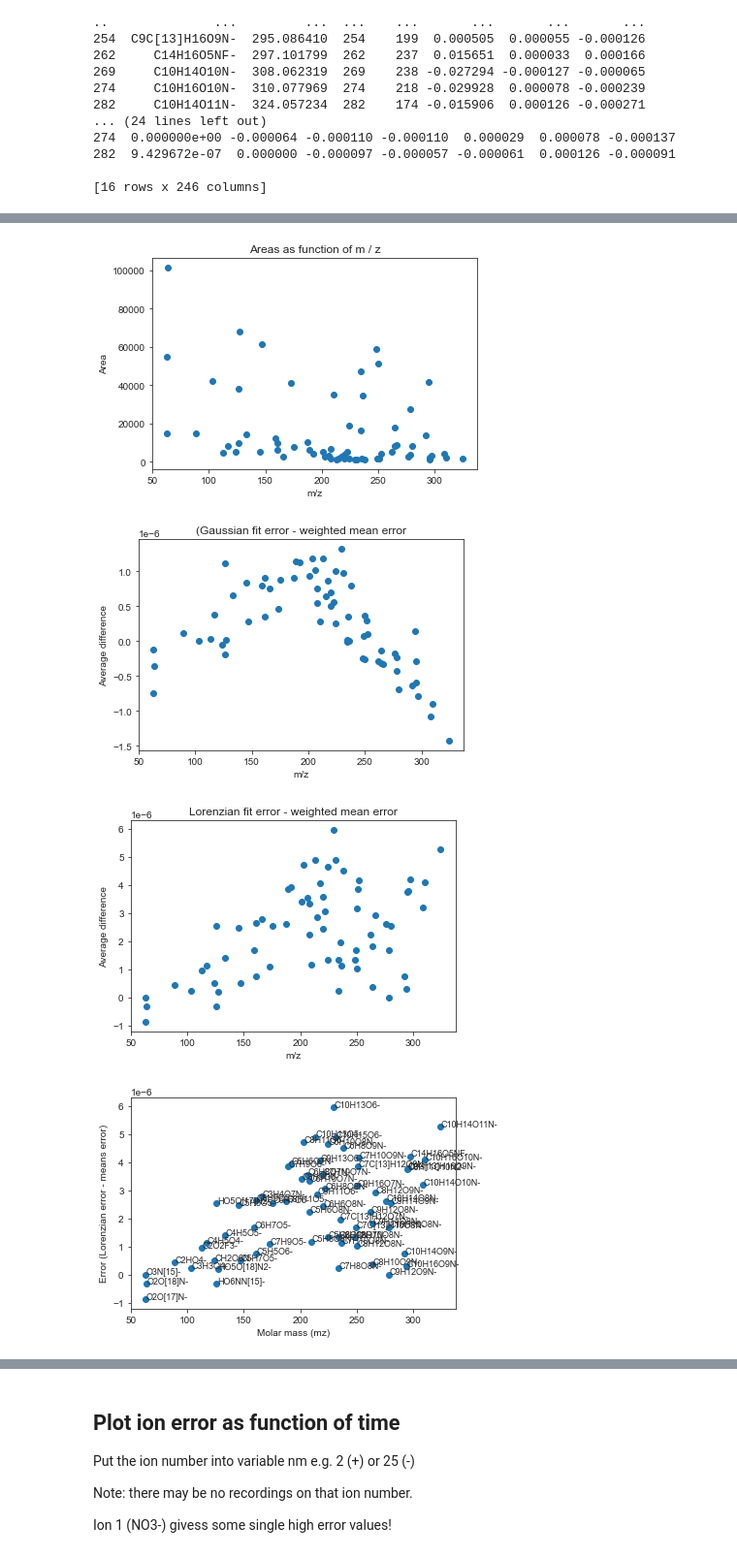
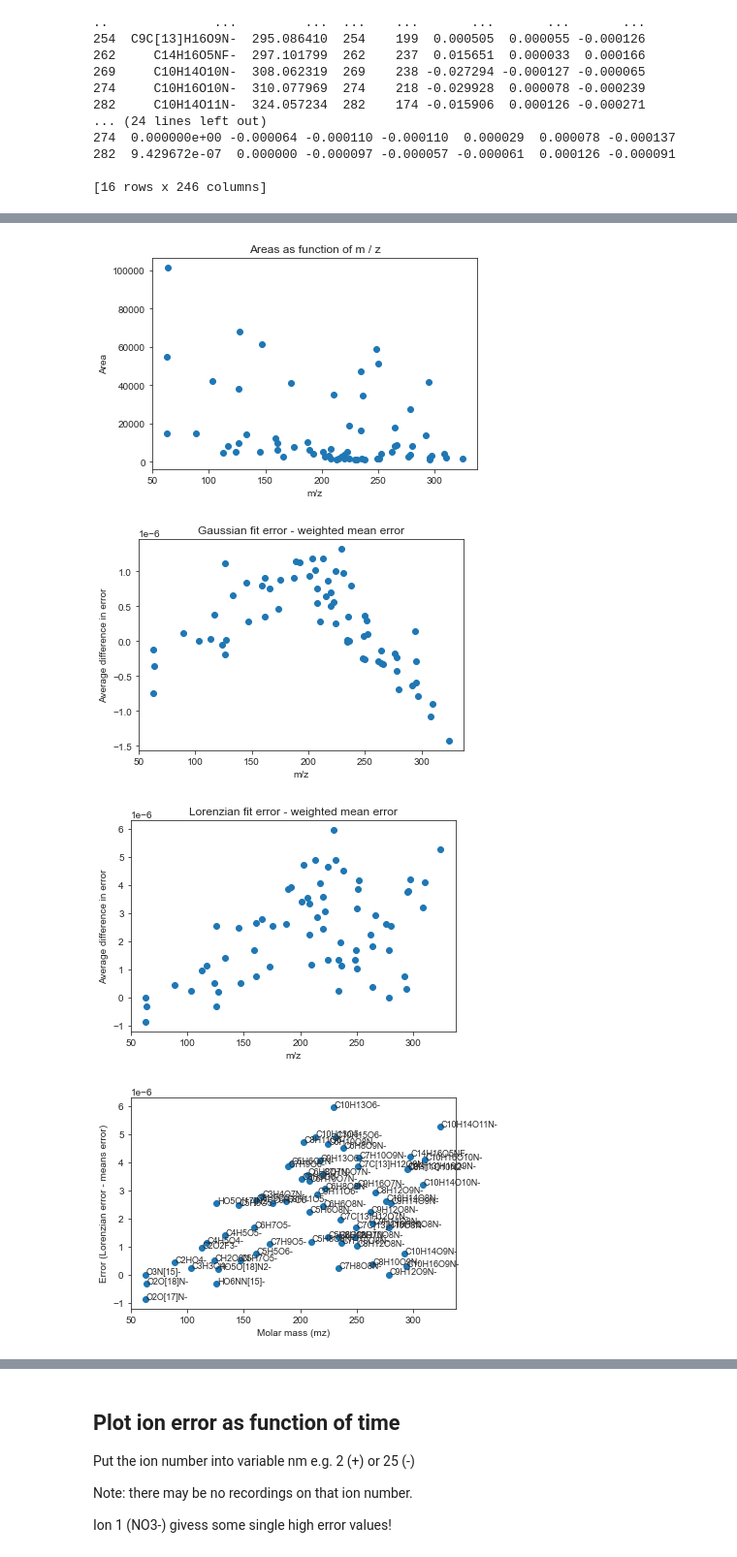
Before and after one commit to jokinen77/DataScienceProject1-Orbitrap, a Jupyter notebook: DataProcessing0.ipynb, the cells around one changed output, grey strips where cells are left out. Shown at 97% size. Saved outputs shown, nothing was run; the diff lists cells and outputs as text; code cells hidden in the pictures.

```diff
--- a/DataProcessing0.ipynb
+++ b/DataProcessing0.ipynb
@@ -930,7 +930,7 @@ Maximum dropLimit is the number of spectra read in readMultipleSpectra.
 
 NOTE2: This code (and other codes below) works only after a succesful run of readMultipleSpectra.
 # %%
-dropLimit = 0                                                    #  <===  OBS OBS OBS !!!!
+dropLimit = 120                                                    #  <===  OBS OBS OBS !!!!
 
 errors2 = errors.copy()
 errors2['ave'] = errors2['sum']/errors2['count']
@@ -1073,7 +1073,7 @@ plt.ylabel("Area")
 plt.title("Areas as function of m / z")
 plt.show()
 
-
+# ------------------------------------------------------------------------------
 
 x = errorsG2['mz']
 y = errorsG2.loc[:,'ave']-errors2.loc[:,'ave']
@@ -1085,8 +1085,8 @@ plt.scatter(x,y)
 #    ax.annotate(str(k),xy=(i+0.4,j), fontsize = 9)
 
 plt.xlabel("m/z")
-plt.ylabel("Average difference")
-plt.title("(Gaussian fit error - weighted mean error")
+plt.ylabel("Average difference in error")
+plt.title("Gaussian fit error - weighted mean error")
 plt.show()
 
 
@@ -1100,7 +1100,7 @@ plt.scatter(x,y)
 #    ax.annotate(str(k),xy=(i+0.4,j), fontsize = 9)
 
 plt.xlabel("m/z")
-plt.ylabel("Average difference")
+plt.ylabel("Average difference in error")
 plt.title("Lorenzian fit error - weighted mean error")
 plt.show()
 
@@ -1108,35 +1108,35 @@ plt.show()
 #  Here use pyplot to annotate
 
 xmz = errorsL2['mz']
 ydiff = errorsL2.loc[:,'ave']-errors2.loc[:,'ave']
 names = errorsL2['formula']
 pit = len(xmz)
 
 y = ydiff
 x = xmz
 fig = plt.figure()
 plt.scatter(x,y)
 
 k = names
 # To see the names of compounds in the graph, uncomment these lines:
 ax = fig.add_subplot(111)   # subplot not working as expected
 for i,j,k in zip(x,y,k):
     ax.annotate(str(k),xy=(i+0.4,j), fontsize = 9)
 
 plt.xlabel("Molar mass (mz)")
 plt.ylabel("Error (Lorenzian error - means error)")
 #plt.figure(figsize=(3,2))           # not working right
 #plt.figure(figsize=(6, 4), dpi=70)  # not working right
 plt.show()
 
 print(errors2.iloc[:,0:4])
 # %% [output]
 [figure]
 [figure]
 [figure]
 [figure]
-[figure, old version]
+[figure, new version]
-[figure, old version]
+[figure, new version]
 [figure]
             formula          mz  idx  count
 2          O3N[15]-   62.985401    2    239
```
Also changed, not shown: parts of 3 cells of this notebook.
